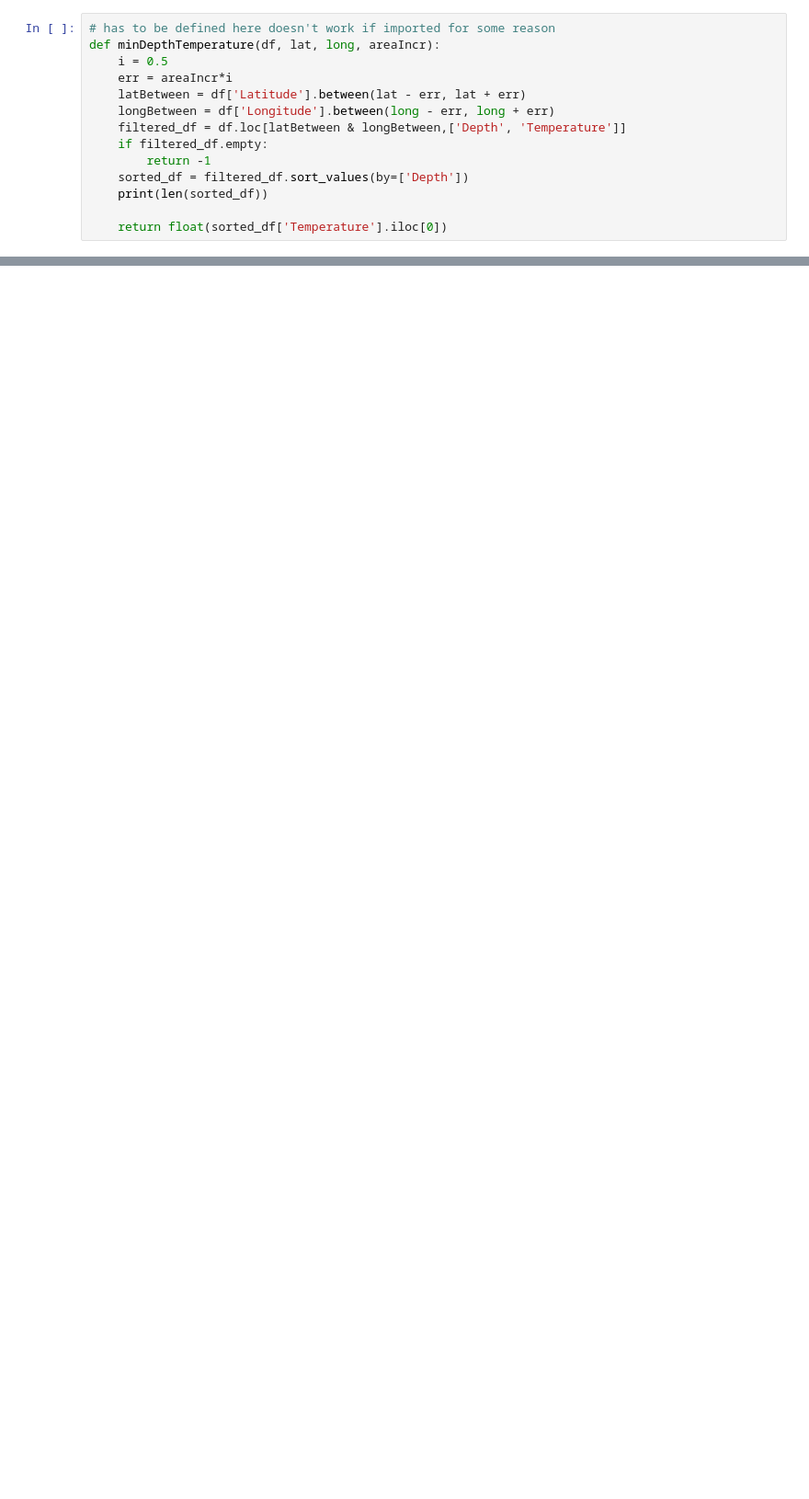
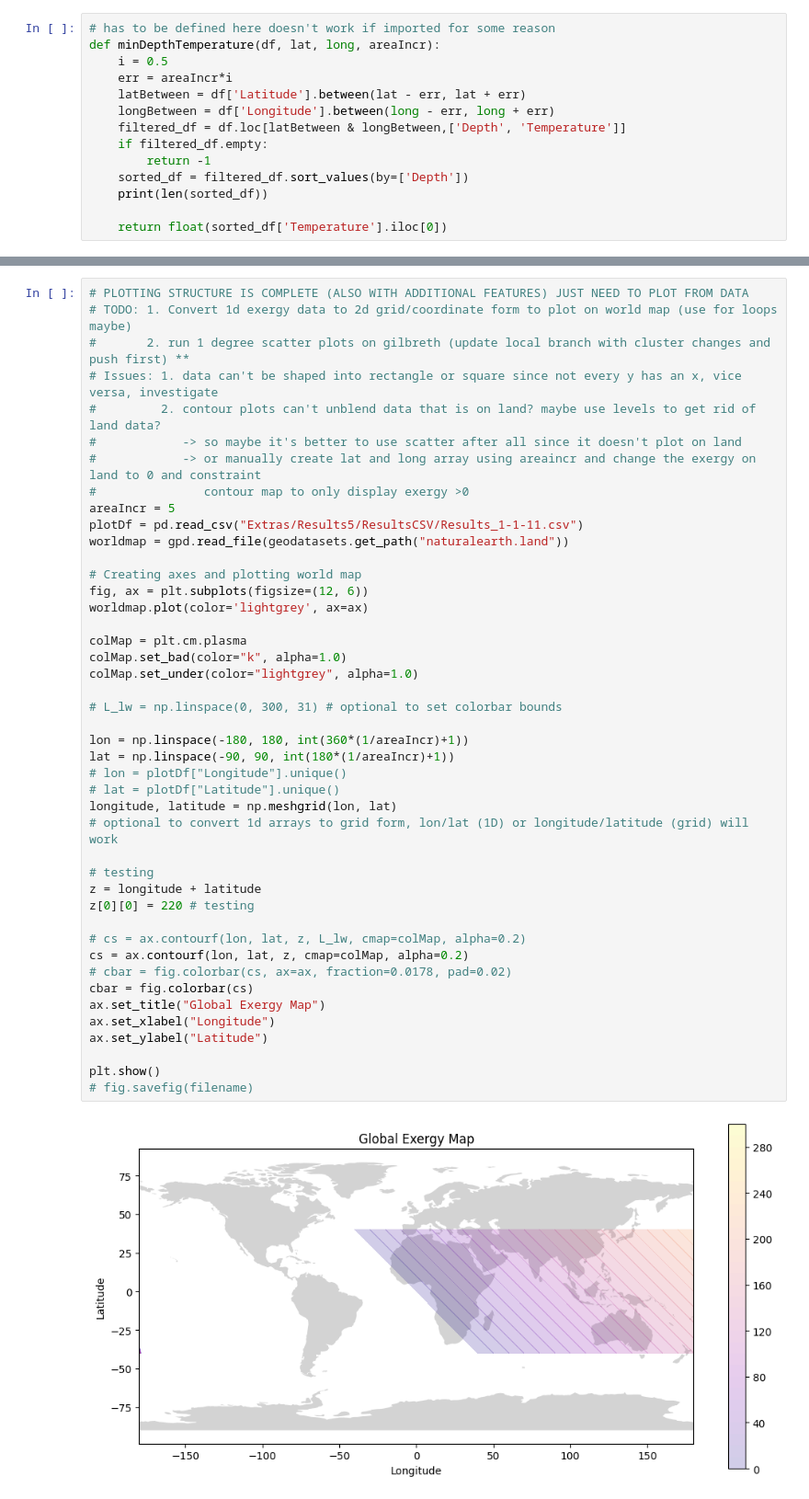
Before and after one commit to DarrenMLie/OTEC, a Jupyter notebook: modelValidation.ipynb, the cells around one changed output, grey strips where cells are left out. Shown: that part at 92% size. Cells and saved outputs as stored; diff of their text form; blank space fills up the shorter version.

```diff
--- a/modelValidation.ipynb
+++ b/modelValidation.ipynb
@@ -181,0 +260,46 @@ False
+# %%
+# PLOTTING STRUCTURE IS COMPLETE (ALSO WITH ADDITIONAL FEATURES) JUST NEED TO PLOT FROM DATA
+# TODO: 1. Convert 1d exergy data to 2d grid/coordinate form to plot on world map (use for loops maybe)
+#       2. run 1 degree scatter plots on gilbreth (update local branch with cluster changes and push first) **
+# Issues: 1. data can't be shaped into rectangle or square since not every y has an x, vice versa, investigate
+#         2. contour plots can't unblend data that is on land? maybe use levels to get rid of land data?
+#            -> so maybe it's better to use scatter after all since it doesn't plot on land
+#            -> or manually create lat and long array using areaincr and change the exergy on land to 0 and constraint
+#               contour map to only display exergy >0
+areaIncr = 5
+plotDf = pd.read_csv("Extras/Results5/ResultsCSV/Results_1-1-11.csv")
+worldmap = gpd.read_file(geodatasets.get_path("naturalearth.land"))
+
+# Creating axes and plotting world map
+fig, ax = plt.subplots(figsize=(12, 6))
+worldmap.plot(color='lightgrey', ax=ax)
+
+colMap = plt.cm.plasma
+colMap.set_bad(color="k", alpha=1.0)
+colMap.set_under(color="lightgrey", alpha=1.0)
+
+# L_lw = np.linspace(0, 300, 31) # optional to set colorbar bounds
+
+lon = np.linspace(-180, 180, int(360*(1/areaIncr)+1))
+lat = np.linspace(-90, 90, int(180*(1/areaIncr)+1))
+# lon = plotDf["Longitude"].unique()
+# lat = plotDf["Latitude"].unique()
+longitude, latitude = np.meshgrid(lon, lat)
+# optional to convert 1d arrays to grid form, lon/lat (1D) or longitude/latitude (grid) will work
+
+# testing
+z = longitude + latitude
+z[0][0] = 220 # testing
+
+# cs = ax.contourf(lon, lat, z, L_lw, cmap=colMap, alpha=0.2)
+cs = ax.contourf(lon, lat, z, cmap=colMap, alpha=0.2)
+# cbar = fig.colorbar(cs, ax=ax, fraction=0.0178, pad=0.02)
+cbar = fig.colorbar(cs)
+ax.set_title("Global Exergy Map")
+ax.set_xlabel("Longitude")
+ax.set_ylabel("Latitude")
+
+plt.show()
+# fig.savefig(filename)
+# %% [output]
+[figure, added]
```
Also changed, not shown: parts of 14 cells of this notebook, 6 other files.
